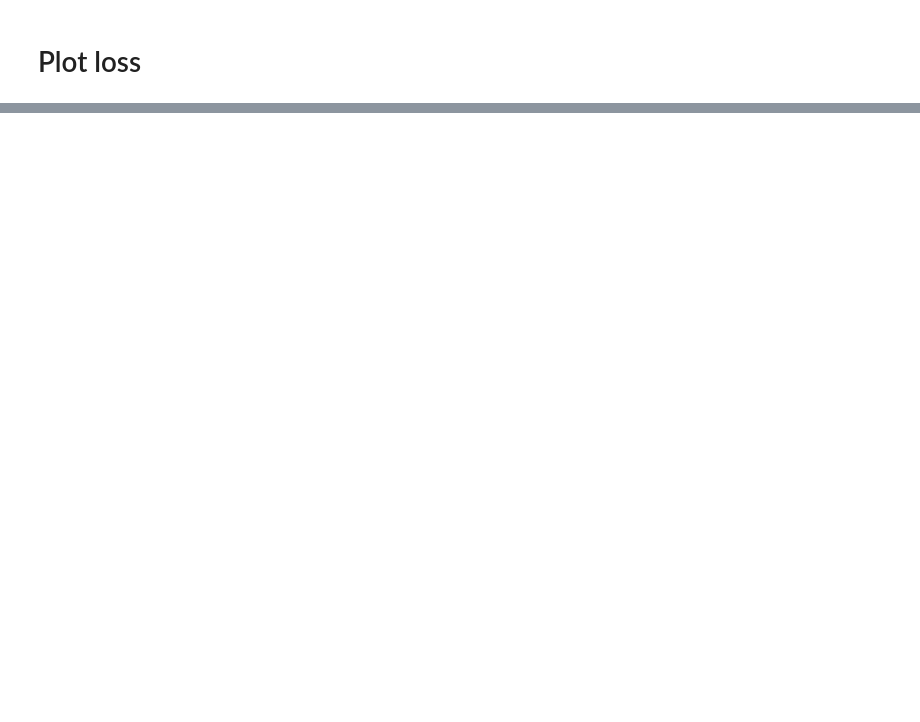
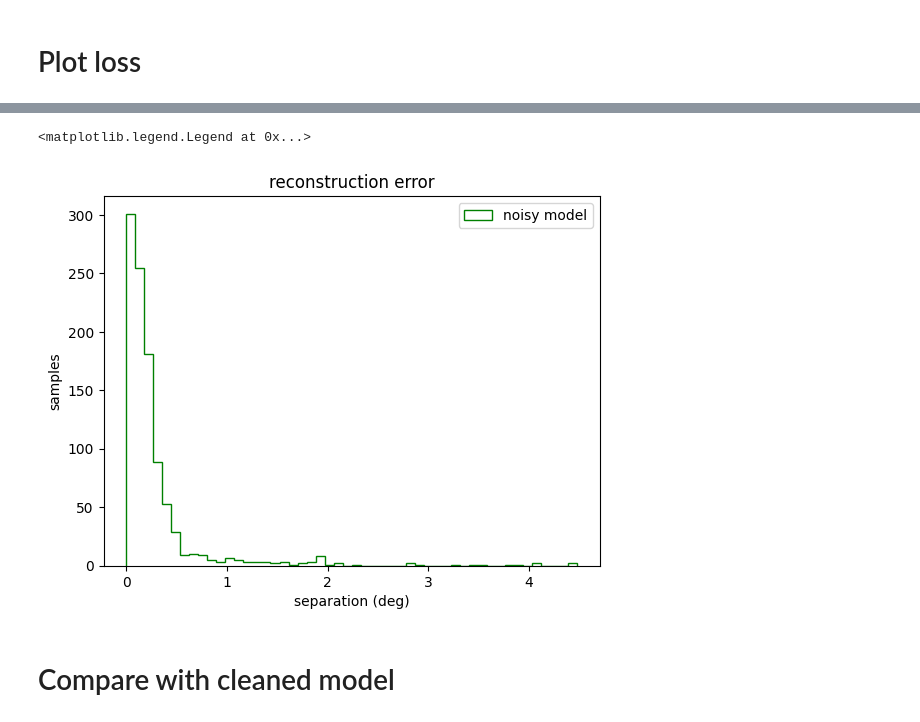
Before and after one commit to ambra-dipiano/astroAI, a Jupyter notebook: astroai/notebooks/cnn-regressor.ipynb, the cells around one changed output, grey strips where cells are left out. Drawn from its saved outputs; the diff is of its cells as text; code cells hidden in the pictures; blank space fills up the shorter version.

Commit message:
add DS error

```diff
--- a/astroai/notebooks/cnn-regressor.ipynb
+++ b/astroai/notebooks/cnn-regressor.ipynb
@@ -147,0 +198,22 @@ plt.show()
+# %%
+err = []
+s = len(train_data)
+for pred, label in zip(predictions, test_labels):
+    s += 1
+    row = infodata[infodata['seed']==s]
+    # WCS coordinates
+    w = set_wcs(point_ra=row['point_ra'].values[0], point_dec=row['point_dec'].values[0],
+                point_ref=point_ref, pixelsize=pixelsize)
+    # simulated coordinates
+    true_deg = {'ra': row['source_ra'].values[0], 'dec': row['source_dec'].values[0]}
+    true_pix = {'x': label[0], 'y': label[1]}
+    # prediction coordinates
+    sky = w.pixel_to_world(pred[0], pred[1])
+    found_deg = {'ra': sky.ra.deg, 'dec': sky.dec.deg}
+    # find separation in data
+    true_sky = SkyCoord(ra=true_deg['ra'], dec=true_deg['dec'], unit='deg', frame='icrs')
+    found_sky = SkyCoord(ra=found_deg['ra'], dec=found_deg['dec'], unit='deg', frame='icrs')
+    err.append(true_sky.separation(found_sky))
+
+err_noisy = [e.degree for e in err]
+len(err_noisy)
@@ -147,0 +238,15 @@ plt.show()
+# %%
+ax = plt.subplot()
+
+# cumulative counts hist
+data = err_noisy
+ax.set_title('reconstruction error')
+ax.hist(data, 50, density=False, histtype='step', color='g', label=['noisy model'])
+ax.set_ylabel('samples')
+ax.set_xlabel('separation (deg)')
+ax.legend()
+# %% [output]
+<matplotlib.legend.Legend at 0x...>
+[figure, added]
+# %% [markdown]
+# Compare with cleaned model
```
Also changed, not shown: parts of 19 cells of this notebook.
